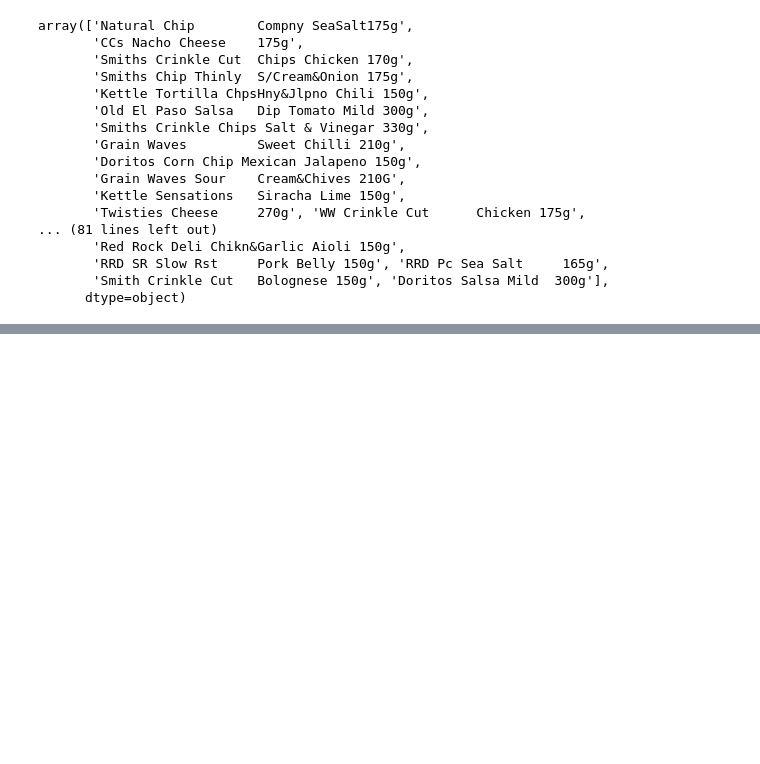
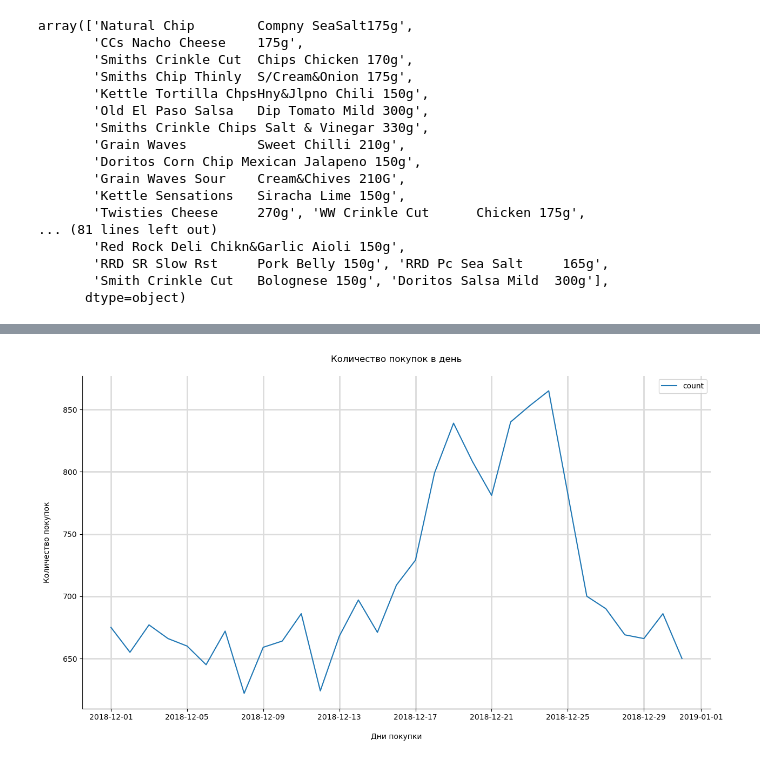
Before and after one commit to MikhailRMA/WorkSpace, a Jupyter notebook: Project_8/Project_8.ipynb, the cells around one changed output, grey strips where cells are left out. Saved outputs shown, nothing was run; the diff lists cells and outputs as text; code cells hidden in the pictures; blank space fills up the shorter version.

```diff
--- a/Project_8/Project_8.ipynb
+++ b/Project_8/Project_8.ipynb
@@ -171,0 +303,11 @@ Name: PROD_NAME, Length: 264836, dtype: object
+# %%
+fig, ax = plt.subplots(figsize=(15, 8))
+sns.lineplot(data=date_count.query('DATE >= "2018-12-01" and DATE <= "2018-12-31"'), ax=ax)
+ax.set_title('Количество покупок в день\n')
+ax.set_ylabel('Количество покупок\n')
+ax.set_xlabel('\nДни покупки')
+plt.grid(color='gainsboro', linestyle='-', linewidth=2)
+sns.despine()
+plt.show()
+# %% [output]
+[figure, added]
```
Also changed, not shown: parts of 45 cells of this notebook, 1 other file.
